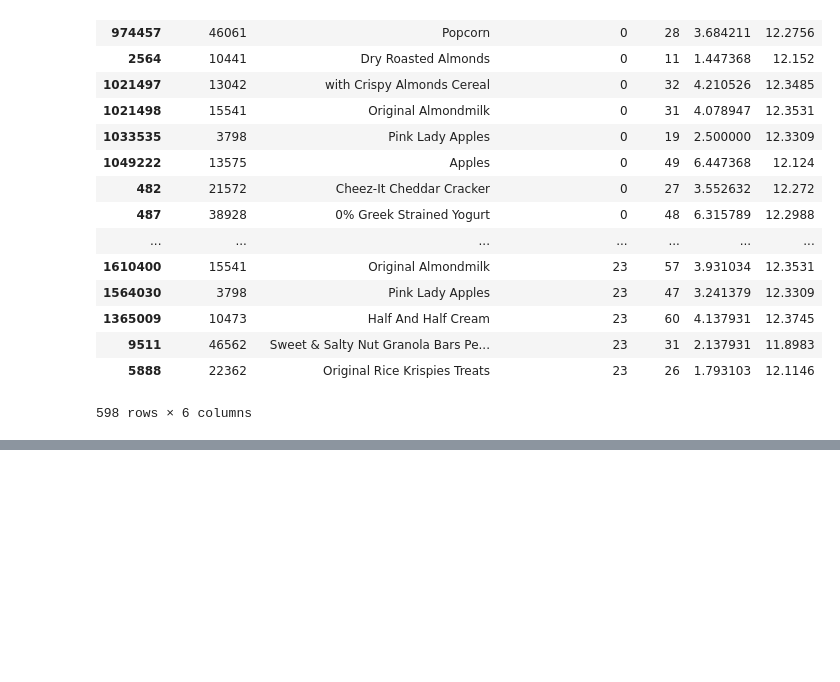
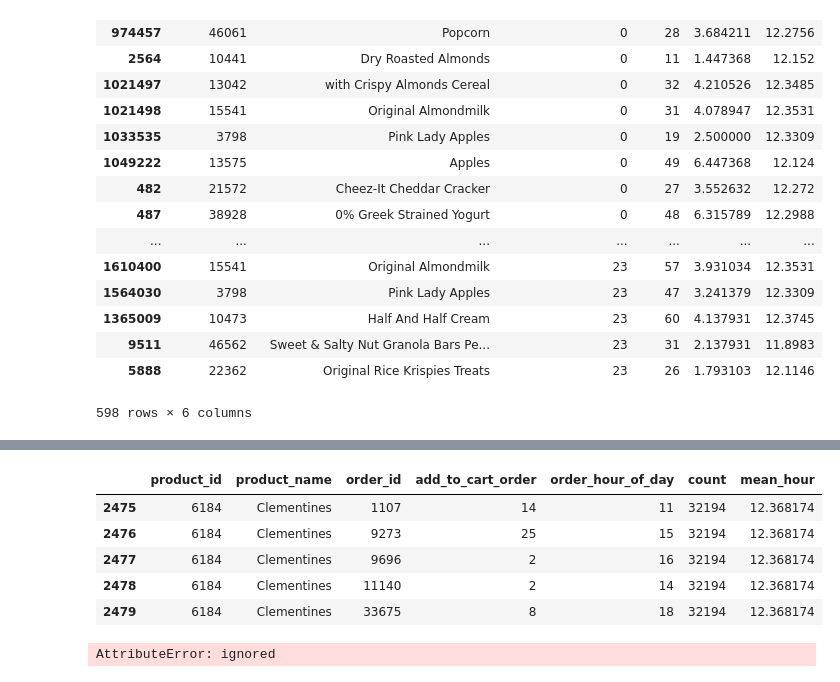
Before and after one commit to ngriggs/DS-Unit-1-Sprint-2-Data-Wrangling-and-Storytelling, a Jupyter notebook: module1-join-and-reshape-data/LS_DS_121_Join_and_Reshape_Data.ipynb, the cells around one changed output, grey strips where cells are left out. Cells and saved outputs as stored; diff of their text form; code cells hidden in the pictures; blank space fills up the shorter version.

```diff
--- a/module1-join-and-reshape-data/LS_DS_121_Join_and_Reshape_Data.ipynb
+++ b/module1-join-and-reshape-data/LS_DS_121_Join_and_Reshape_Data.ipynb
@@ -891,0 +986,15 @@ df_early
+# %%
+df2 = df2[df2['count'] > 2900]
+df2.head()
+# %% [output]
+|  | product_id | product_name | order_id | add_to_cart_order | order_hour_of_day | count | mean_hour |
+| 2475 | 6184 | Clementines | 1107 | 14 | 11 | 32194 | 12.368174 |
+| 2476 | 6184 | Clementines | 9273 | 25 | 15 | 32194 | 12.368174 |
+| 2477 | 6184 | Clementines | 9696 | 2 | 16 | 32194 | 12.368174 |
+| 2478 | 6184 | Clementines | 11140 | 2 | 14 | 32194 | 12.368174 |
+| 2479 | 6184 | Clementines | 33675 | 8 | 18 | 32194 | 12.368174 |
+# %%
+early = df2.groupby('product_name')['mean_hour'].sort_values(ascending=True)[:25]
+early
+# %% [output]
+AttributeError: ignored
```
Also changed, not shown: parts of 10 cells of this notebook.
